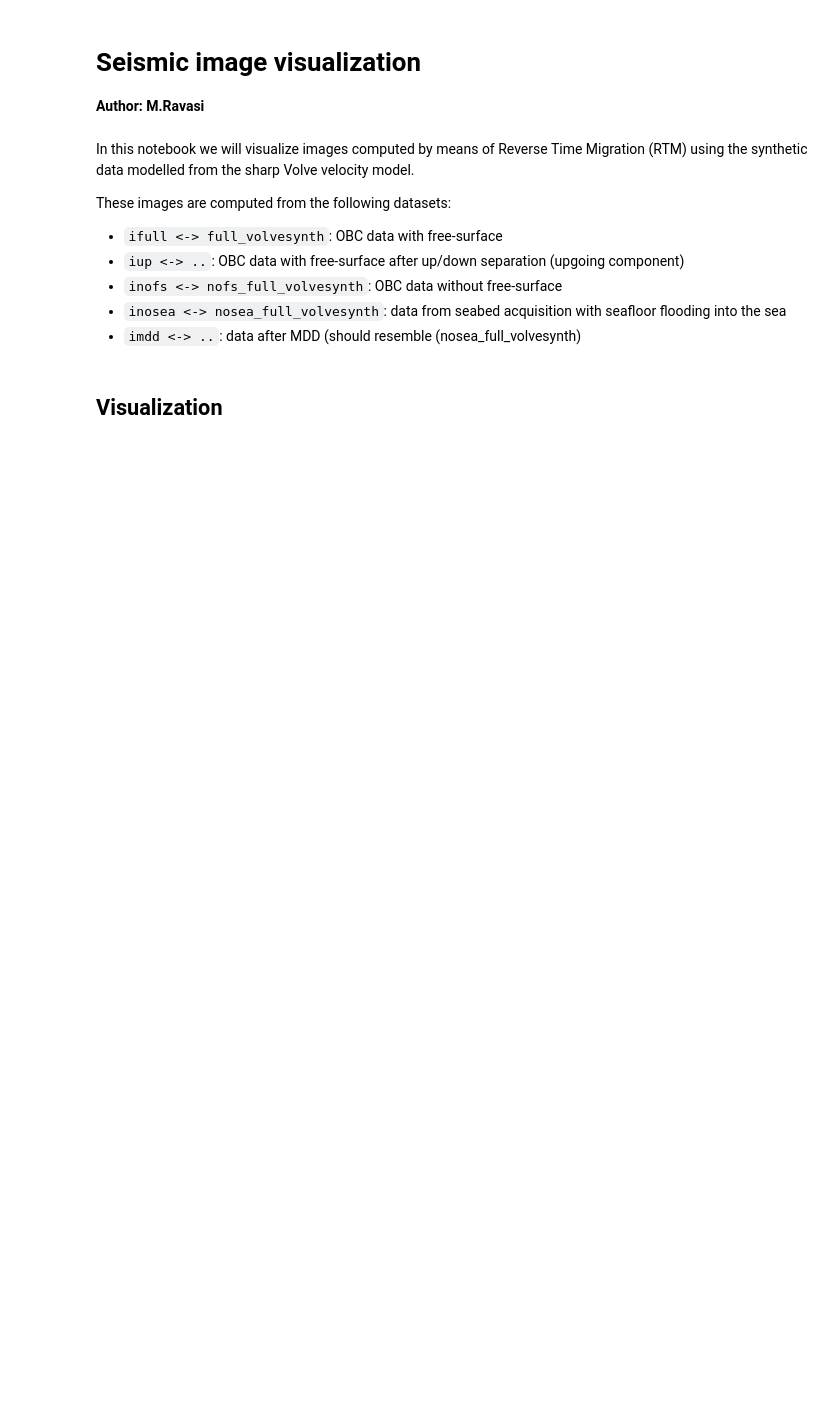
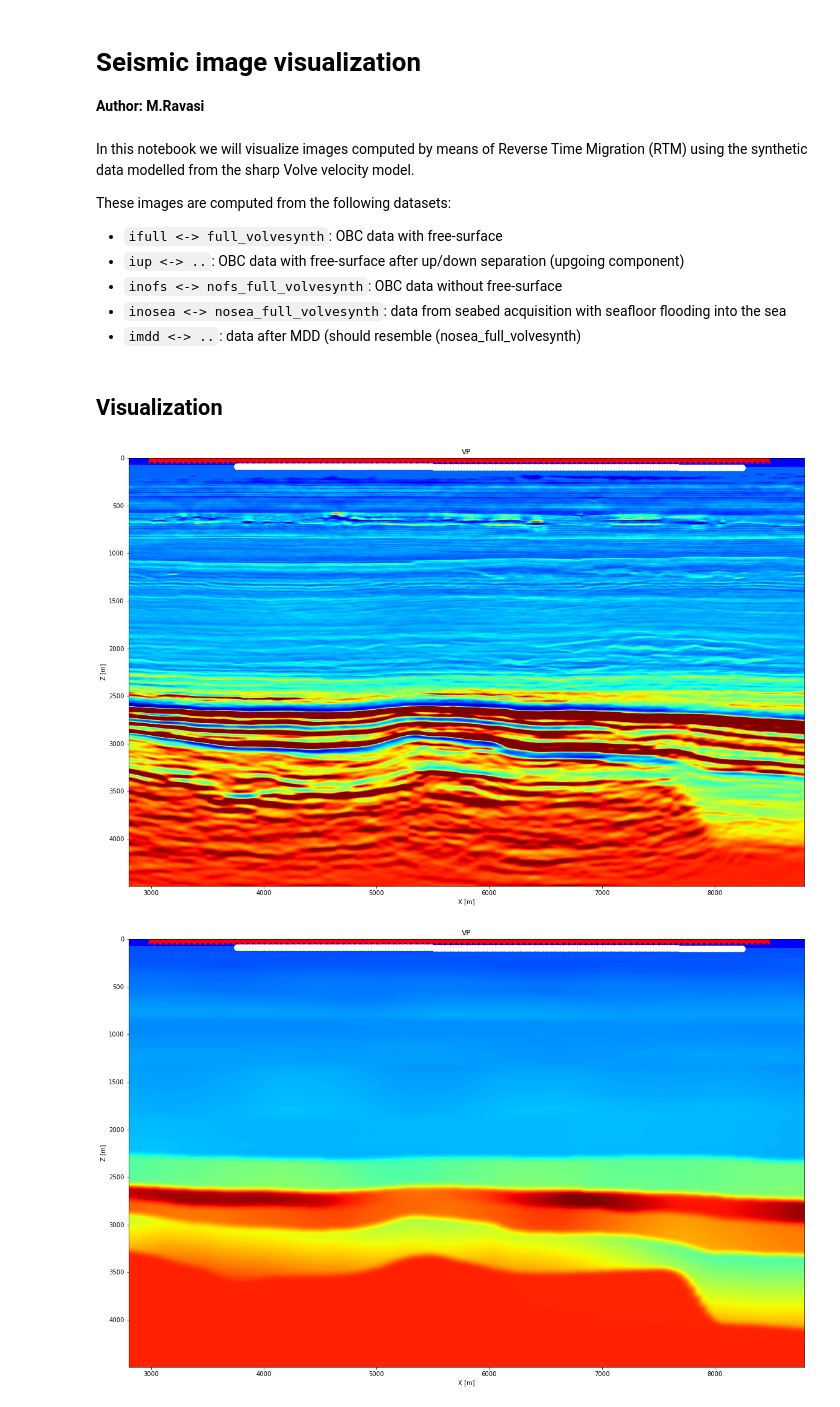
Before and after one commit to DIG-Kaust/VolveSynthetic, a Jupyter notebook: Visualization/MainImages.ipynb, the cells around one changed output. Drawn from its saved outputs; the diff is of its cells as text; code cells hidden in the pictures; blank space fills up the shorter version.

Commit message:
Added visualization of velocity model

```diff
--- a/Visualization/MainImages.ipynb
+++ b/Visualization/MainImages.ipynb
@@ -37,10 +37,15 @@ dx, dz = 10, 10
 ox, oz = 3000, 0
 x, z = np.arange(nx)*dx + ox, np.arange(nz)*dz + oz
 
+# Load velocity models
+vfile = np.load('../Data/Velocity/Velocities.npz')
+vback = vfile['vback'][:, 60:-30]
+vp = vfile['v'][:, 60:-30]
+
 # Load images
 ifile = np.load('../Data/Imaging/images.npz')
 
-vp = ifile['vp']
+vpi = ifile['vp']
 ifull = ifile['i']
 iup = ifile['iup']
 inofs = ifile['inofs']
@@ -63,6 +68,27 @@ inosea = inosea-filtfilt(smooth,1,filtfilt(smooth,1,inosea).T).T
 imdd = imdd-filtfilt(smooth,1,filtfilt(smooth,1,imdd).T).T
 # %% [markdown]
 ## Visualization
+# %%
+fig, ax = plt.subplots(1, 1, figsize=(20, 13))
+ax.imshow(vp, cmap='jet', vmin=1000, vmax=5000, extent=(xvp[0], xvp[-1], zvp[-1], zvp[0]))
+ax.plot(s[0], s[1], '*r', ms=20)
+ax.plot(r[0], r[1], '.w', ms=20)
+ax.set_xlabel(r'X [m]')
+ax.set_ylabel(r'Z [m]')
+ax.set_title(r'VP')
+ax.axis('tight');
+
+fig, ax = plt.subplots(1, 1, figsize=(20, 13))
+ax.imshow(vback, cmap='jet', vmin=1000, vmax=5000, extent=(xvp[0], xvp[-1], zvp[-1], zvp[0]))
+ax.plot(s[0], s[1], '*r', ms=20)
+ax.plot(r[0], r[1], '.w', ms=20)
+ax.set_xlabel(r'X [m]')
+ax.set_ylabel(r'Z [m]')
+ax.set_title(r'VP')
+ax.axis('tight');
+# %% [output]
+[figure, added]
+[figure, added]
 # %%
 clip = 8e1
 gain = np.sqrt(z)
```
Also changed, not shown: parts of 1 cell of this notebook, 2 other files.
